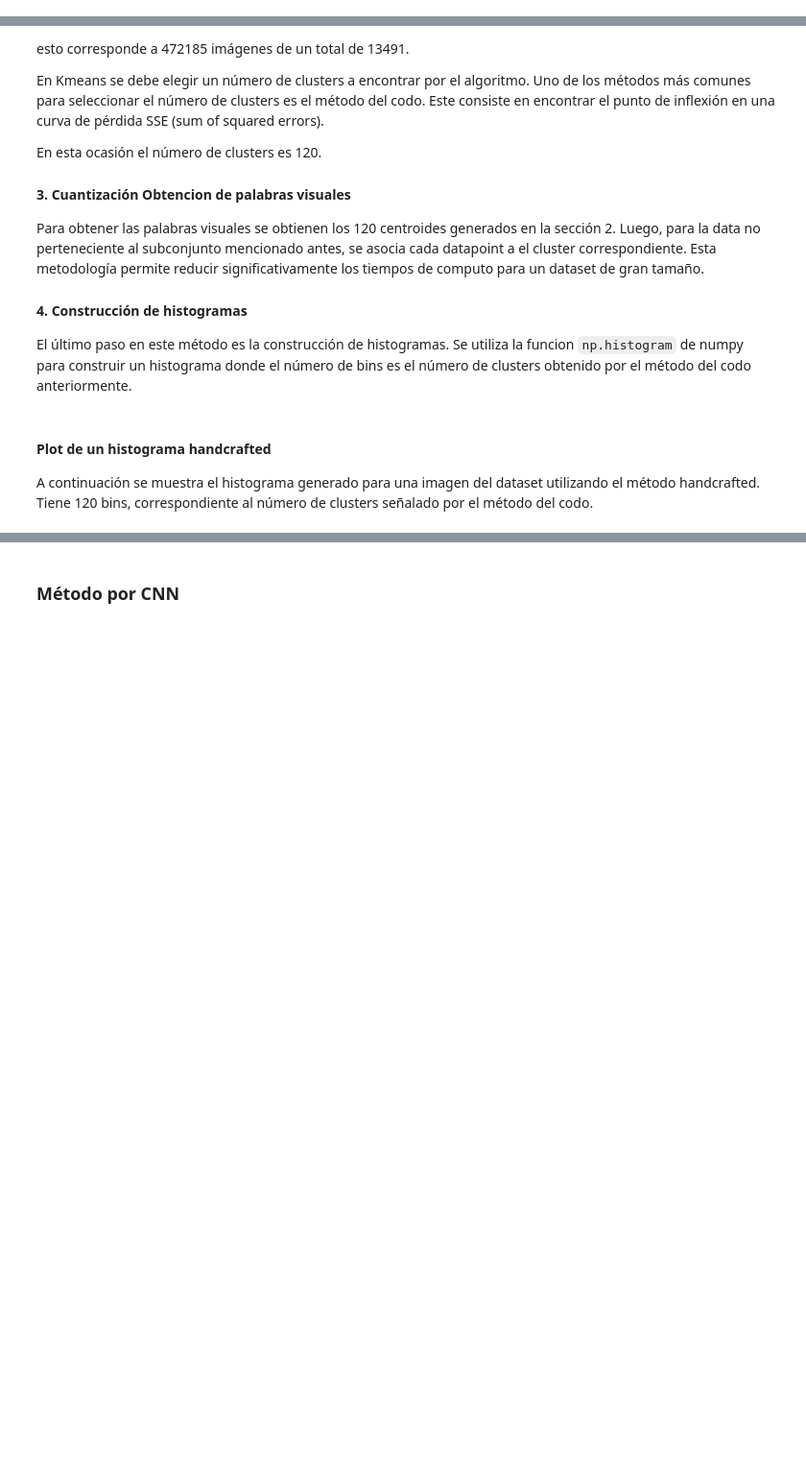
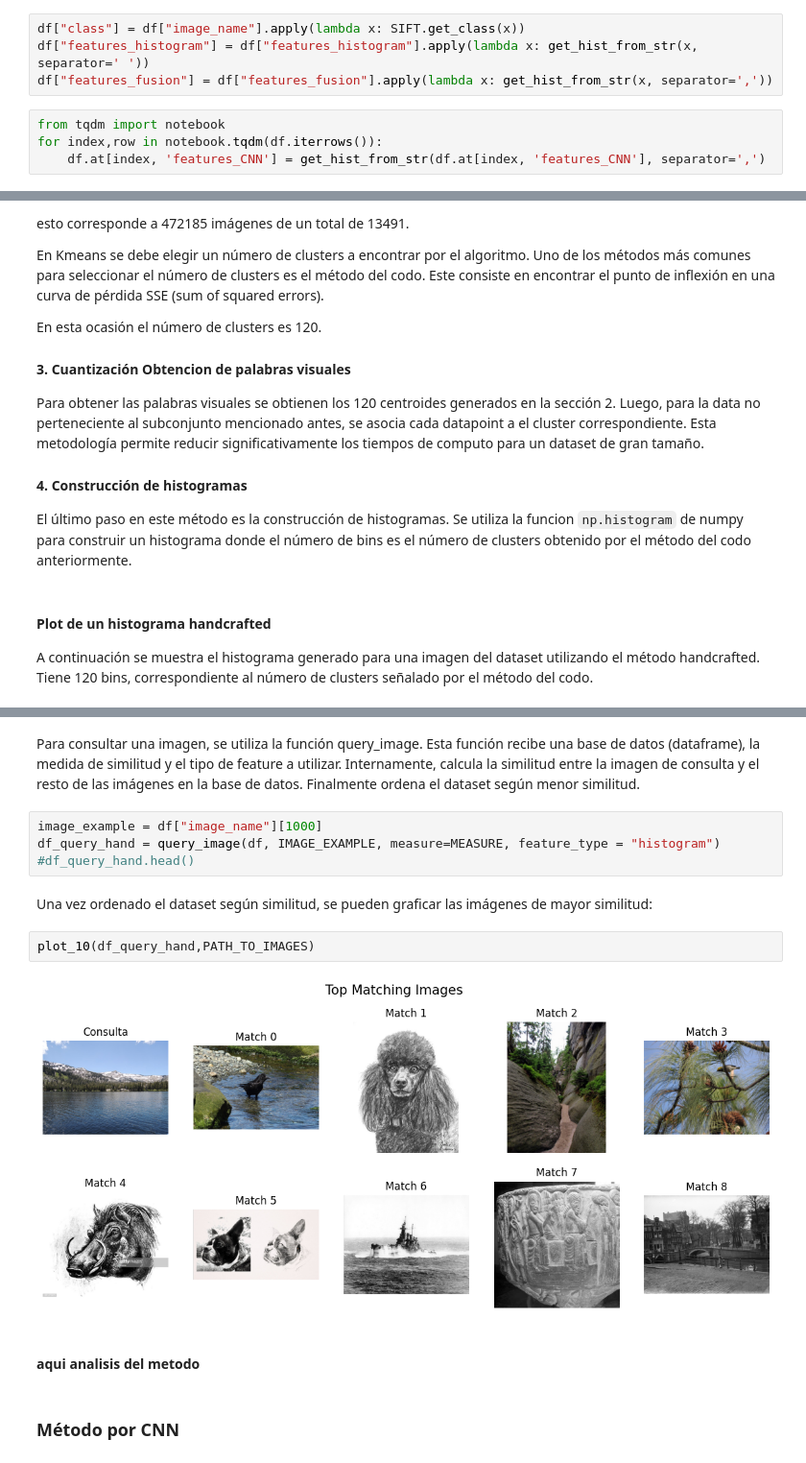
Before and after one commit to pabloyzm/LabInt, a Jupyter notebook: informe_final.ipynb, the cells around one changed output, grey strips where cells are left out. Shown at 96% size. Saved outputs shown, nothing was run; the diff lists cells and outputs as text; blank space fills up the shorter version.

Commit message:
"added plots"

```diff
--- a/informe_final.ipynb
+++ b/informe_final.ipynb
@@ -47,6 +46,14 @@ from src.SIFT.SIFT_gen_and_utils import SIFTFeatures
 # %%
 df = pd.read_csv('/root/labint/LabInt/LabInt/final_histograms.csv')
 SIFT = SIFTFeatures("", "", run=False)
+# %%
+df["class"] = df["image_name"].apply(lambda x: SIFT.get_class(x))
+df["features_histogram"] = df["features_histogram"].apply(lambda x: get_hist_from_str(x, separator=' '))
+df["features_fusion"] = df["features_fusion"].apply(lambda x: get_hist_from_str(x, separator=','))
+# %%
+from tqdm import notebook
+for index,row in notebook.tqdm(df.iterrows()):
+    df.at[index, 'features_CNN'] = get_hist_from_str(df.at[index, 'features_CNN'], separator=',')
 # %%
 #PARAMETROS GLOBALES
 IMAGE_EXAMPLE = df["image_name"][0]
@@ -89,3 +93,17 @@ feature_type histogram unknown
+# %% [markdown]
+Para consultar una imagen, se utiliza la función query_image. Esta función recibe una base de datos (dataframe), la medida de similitud y el tipo de feature a utilizar. Internamente, calcula la similitud entre la imagen de consulta y el resto de las imágenes en la base de datos. Finalmente ordena el dataset según menor similitud.
+# %%
+image_example = df["image_name"][1000]
+df_query_hand = query_image(df, IMAGE_EXAMPLE, measure=MEASURE, feature_type = "histogram")
+#df_query_hand.head()
+# %% [markdown]
+Una vez ordenado el dataset según similitud, se pueden graficar las imágenes de mayor similitud:
+# %%
+plot_10(df_query_hand,PATH_TO_IMAGES)
+# %% [output]
+[figure, added]
+# %% [markdown]
+#### aqui analisis del metodo
 # %% [markdown]
 ### Método por CNN
 # %% [markdown]
```
Also changed, not shown: parts of 13 cells of this notebook, 1 other file.
